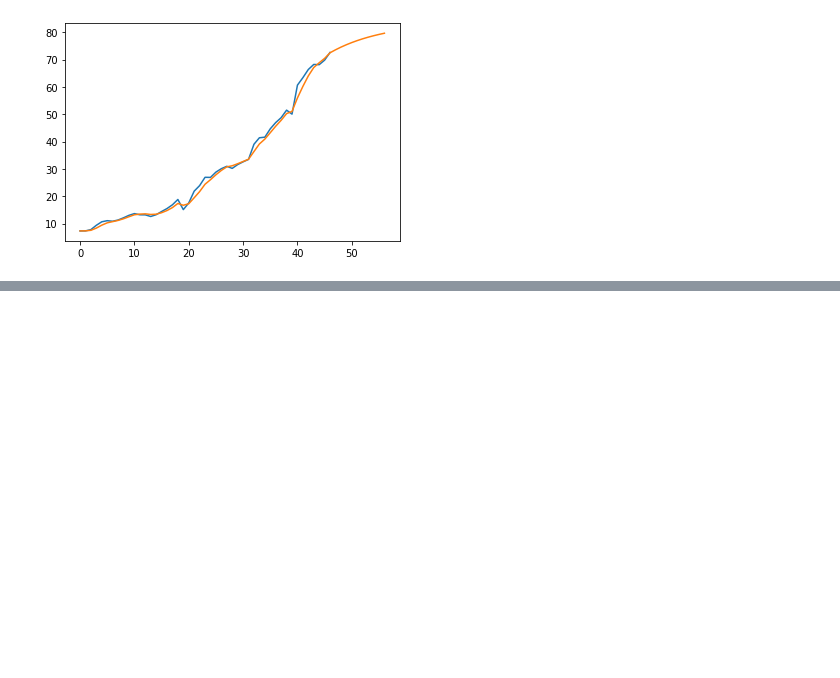
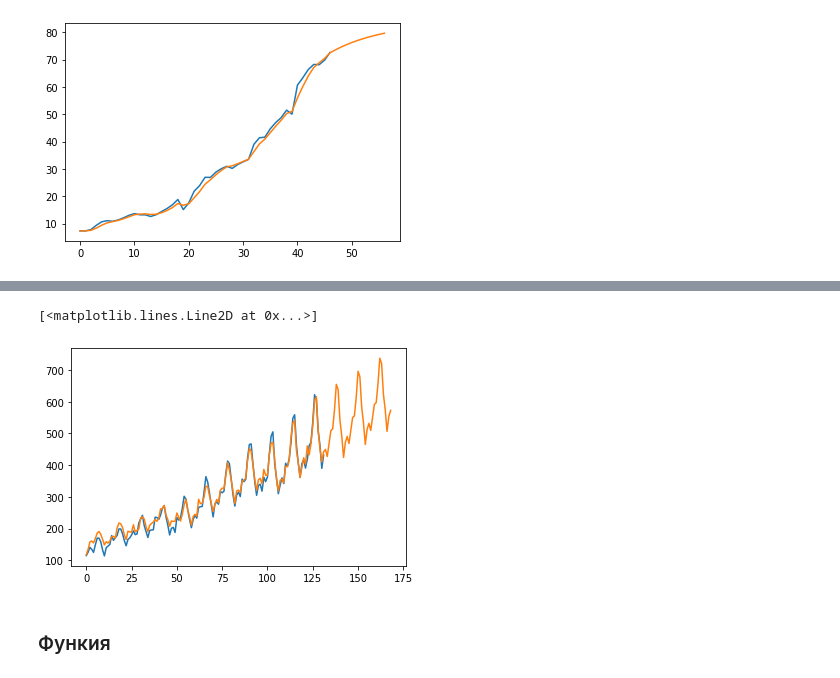
Before and after one commit to endygamedev/university, a Jupyter notebook: 3-course-6-semester/forecasting-methods/task-2/task-2.ipynb, the cells around one changed output, grey strips where cells are left out. Saved outputs shown, nothing was run; the diff lists cells and outputs as text; code cells hidden in the pictures; blank space fills up the shorter version.

Commit message:
Edit `task-2` in `forecasting-methods`

```diff
--- a/3-course-6-semester/forecasting-methods/task-2/task-2.ipynb
+++ b/3-course-6-semester/forecasting-methods/task-2/task-2.ipynb
@@ -107,0 +120,27 @@ plt.plot(forecast)
+# %%
+forecast = [vals[11]]
+level = vals[11]
+trend = np.mean(vals[12:24] - np.mean(vals[:12]))
+seasonality = (vals[:12] - np.mean(vals[:12])).tolist()
+
+h = 36
+m = 12
+
+alpha = 0.4
+beta = 0.03
+gamma = 0.75
+
+for t in range(12, vals.shape[0] + h):
+    value = vals[t] if t < vals.shape[0] else forecast[-1]
+    prev_level, level = level, alpha * (value - seasonality[t-m]) + (1 - alpha) * (level + trend)
+    prev_trend, trend = trend, beta * (level - prev_level) + (1 - beta) * trend
+    seasonality.append(gamma * (value - prev_level - prev_trend) + (1 - gamma) * seasonality[t-m])
+    forecast.append(level + trend + seasonality[t-m+1])
+# %%
+plt.plot(vals[12:])
+plt.plot(forecast)
+# %% [output]
+[<matplotlib.lines.Line2D at 0x...>]
+[figure, added]
+# %% [markdown]
+### Функия
```
Also changed, not shown: parts of 33 cells of this notebook, 2 other files.
